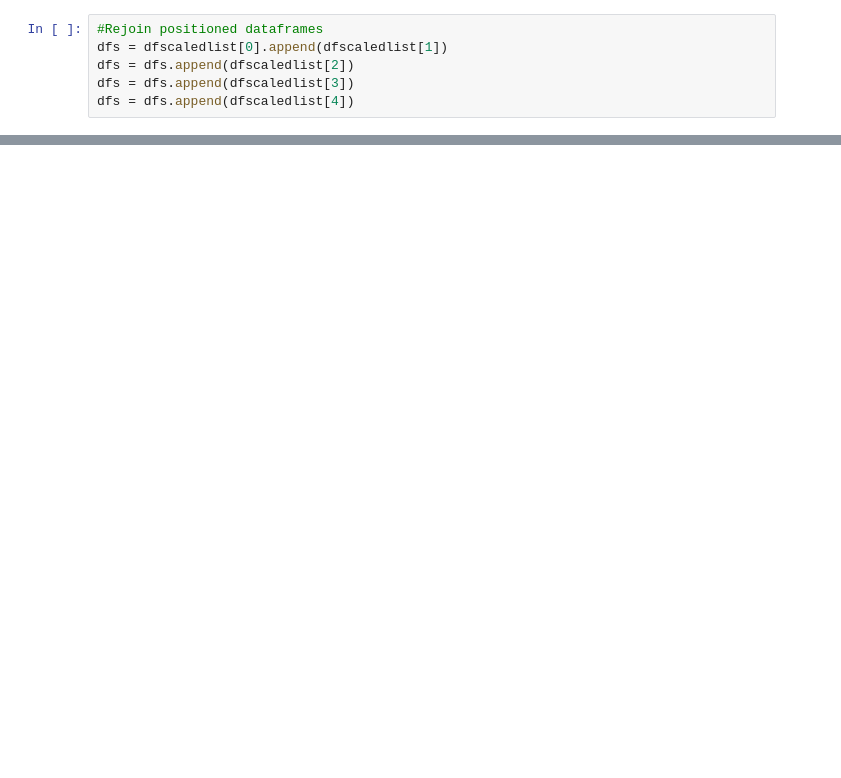
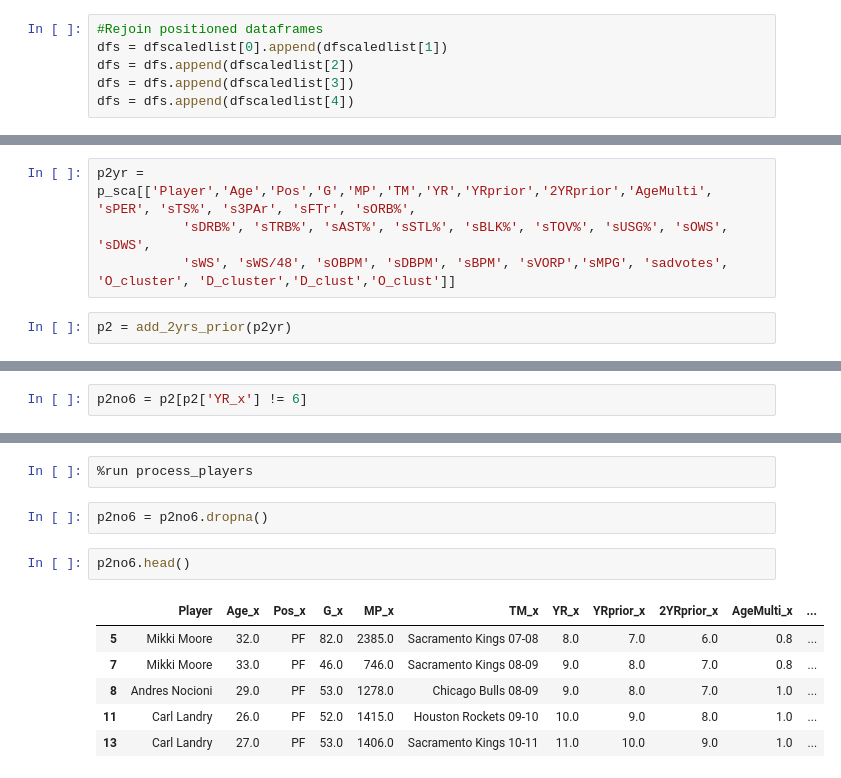
Before and after one commit to dmacUT/nba-final4-projections, a Jupyter notebook: cleaningup.ipynb, the cells around one changed output, grey strips where cells are left out. Saved outputs shown, nothing was run; the diff lists cells and outputs as text; blank space fills up the shorter version.

```diff
--- a/cleaningup.ipynb
+++ b/cleaningup.ipynb
@@ -136,0 +167,6 @@ NameError: name 'index' is not defined
+# %%
+p2yr = p_sca[['Player','Age','Pos','G','MP','TM','YR','YRprior','2YRprior','AgeMulti', 'sPER', 'sTS%', 's3PAr', 'sFTr', 'sORB%',
+           'sDRB%', 'sTRB%', 'sAST%', 'sSTL%', 'sBLK%', 'sTOV%', 'sUSG%', 'sOWS', 'sDWS',
+           'sWS', 'sWS/48', 'sOBPM', 'sDBPM', 'sBPM', 'sVORP','sMPG', 'sadvotes', 'O_cluster', 'D_cluster','D_clust','O_clust']]
+# %%
+p2 = add_2yrs_prior(p2yr)
@@ -136,0 +177,2 @@ NameError: name 'index' is not defined
+# %%
+p2no6 = p2[p2['YR_x'] != 6]
@@ -136,0 +213,13 @@ NameError: name 'index' is not defined
+# %%
+%run process_players
+# %%
+p2no6 = p2no6.dropna()
+# %%
+p2no6.head()
+# %% [output]
+|  | Player | Age_x | Pos_x | G_x | MP_x | TM_x | YR_x | YRprior_x | 2YRprior_x | AgeMulti_x | ... |
+| 5 | Mikki Moore | 32.0 | PF | 82.0 | 2385.0 | Sacramento Kings 07-08 | 8.0 | 7.0 | 6.0 | 0.8 | ... |
+| 7 | Mikki Moore | 33.0 | PF | 46.0 | 746.0 | Sacramento Kings 08-09 | 9.0 | 8.0 | 7.0 | 0.8 | ... |
+| 8 | Andres Nocioni | 29.0 | PF | 53.0 | 1278.0 | Chicago Bulls 08-09 | 9.0 | 8.0 | 7.0 | 1.0 | ... |
+| 11 | Carl Landry | 26.0 | PF | 52.0 | 1415.0 | Houston Rockets 09-10 | 10.0 | 9.0 | 8.0 | 1.0 | ... |
+| 13 | Carl Landry | 27.0 | PF | 53.0 | 1406.0 | Sacramento Kings 10-11 | 11.0 | 10.0 | 9.0 | 1.0 | ... |
```
Also changed, not shown: parts of 26 cells of this notebook, 1 other file.
